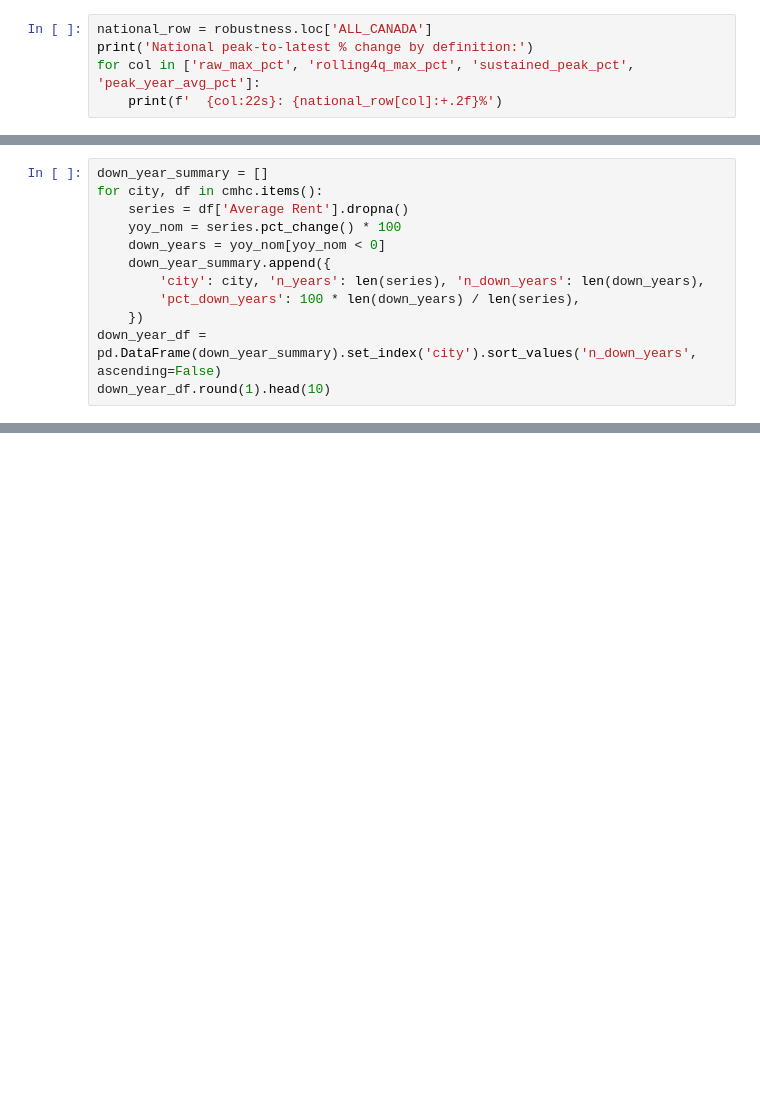
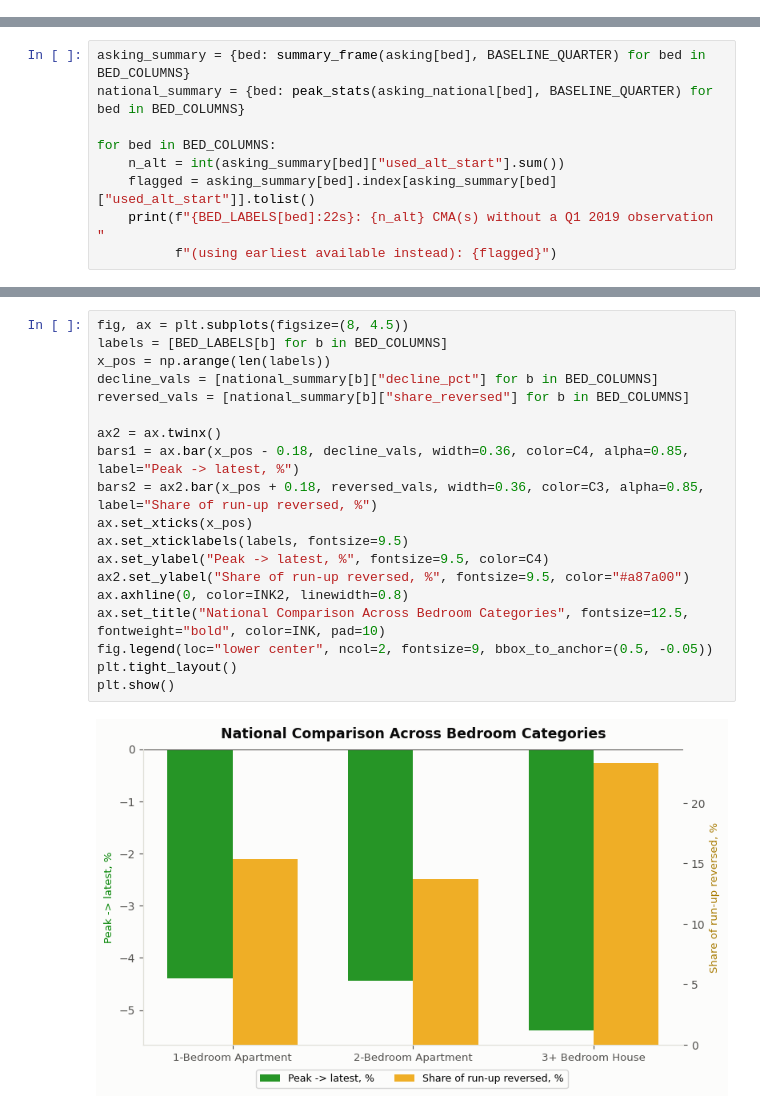
Before and after one commit to schoolofcities/renters, a Jupyter notebook: analysis/falling-rents/explore_falling_rents.ipynb, the cells around one changed output, grey strips where cells are left out. Cells and saved outputs as stored; diff of their text form; blank space fills up the shorter version.

Commit message:
Extend exploration of falling rents to be more robust

```diff
--- a/analysis/falling-rents/explore_falling_rents.ipynb
+++ b/analysis/falling-rents/explore_falling_rents.ipynb
@@ -831,5 +0,0 @@ looks most dramatic.
-# %%
-national_row = robustness.loc['ALL_CANADA']
-print('National peak-to-latest % change by definition:')
-for col in ['raw_max_pct', 'rolling4q_max_pct', 'sustained_peak_pct', 'peak_year_avg_pct']:
-    print(f'  {col:22s}: {national_row[col]:+.2f}%')
@@ -1168,12 +0,0 @@ decade
-# %%
-down_year_summary = []
-for city, df in cmhc.items():
-    series = df['Average Rent'].dropna()
-    yoy_nom = series.pct_change() * 100
-    down_years = yoy_nom[yoy_nom < 0]
-    down_year_summary.append({
-        'city': city, 'n_years': len(series), 'n_down_years': len(down_years),
-        'pct_down_years': 100 * len(down_years) / len(series),
-    })
-down_year_df = pd.DataFrame(down_year_summary).set_index('city').sort_values('n_down_years', ascending=False)
-down_year_df.round(1).head(10)
@@ -1448,0 +306,9 @@ Wrote peak_to_latest_summary.csv
+# %%
+asking_summary = {bed: summary_frame(asking[bed], BASELINE_QUARTER) for bed in BED_COLUMNS}
+national_summary = {bed: peak_stats(asking_national[bed], BASELINE_QUARTER) for bed in BED_COLUMNS}
+
+for bed in BED_COLUMNS:
+    n_alt = int(asking_summary[bed]["used_alt_start"].sum())
+    flagged = asking_summary[bed].index[asking_summary[bed]["used_alt_start"]].tolist()
+    print(f"{BED_LABELS[bed]:22s}: {n_alt} CMA(s) without a Q1 2019 observation "
+          f"(using earliest available instead): {flagged}")
@@ -1448,0 +395,21 @@ Wrote peak_to_latest_summary.csv
+# %%
+fig, ax = plt.subplots(figsize=(8, 4.5))
+labels = [BED_LABELS[b] for b in BED_COLUMNS]
+x_pos = np.arange(len(labels))
+decline_vals = [national_summary[b]["decline_pct"] for b in BED_COLUMNS]
+reversed_vals = [national_summary[b]["share_reversed"] for b in BED_COLUMNS]
+
+ax2 = ax.twinx()
+bars1 = ax.bar(x_pos - 0.18, decline_vals, width=0.36, color=C4, alpha=0.85, label="Peak -> latest, %")
+bars2 = ax2.bar(x_pos + 0.18, reversed_vals, width=0.36, color=C3, alpha=0.85, label="Share of run-up reversed, %")
+ax.set_xticks(x_pos)
+ax.set_xticklabels(labels, fontsize=9.5)
+ax.set_ylabel("Peak -> latest, %", fontsize=9.5, color=C4)
+ax2.set_ylabel("Share of run-up reversed, %", fontsize=9.5, color="#a87a00")
+ax.axhline(0, color=INK2, linewidth=0.8)
+ax.set_title("National Comparison Across Bedroom Categories", fontsize=12.5, fontweight="bold", color=INK, pad=10)
+fig.legend(loc="lower center", ncol=2, fontsize=9, bbox_to_anchor=(0.5, -0.05))
+plt.tight_layout()
+plt.show()
+# %% [output]
+[figure, added]
```
Also changed, not shown: parts of 124 cells of this notebook, 1 other file.
